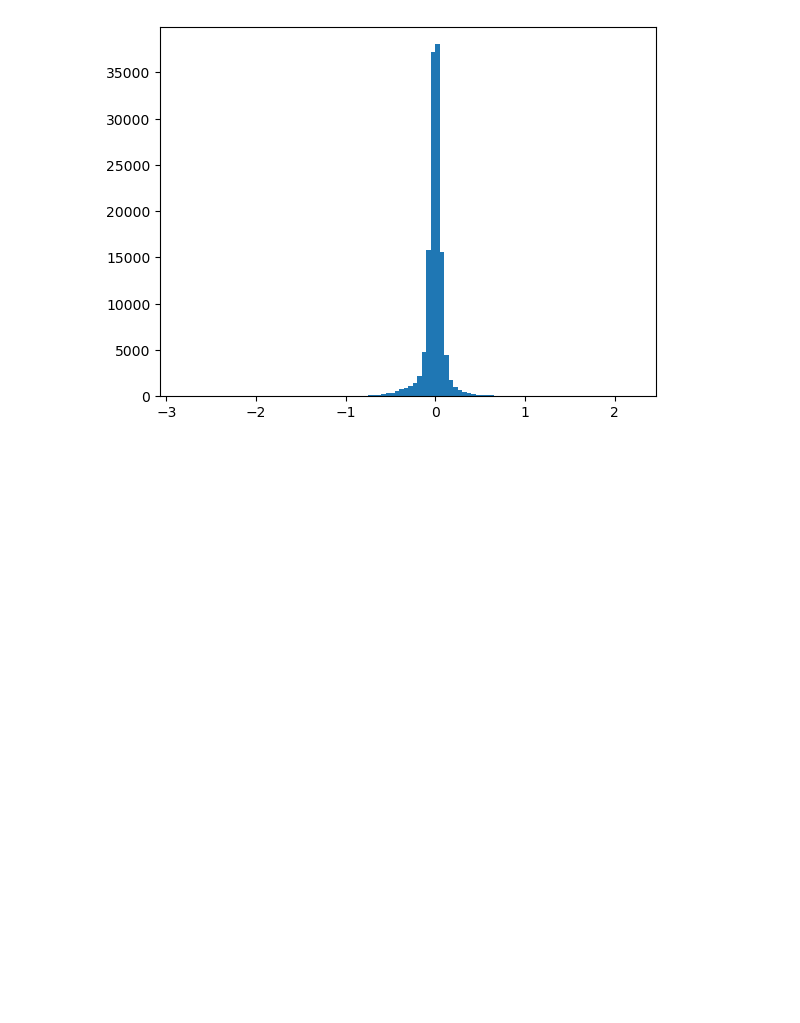
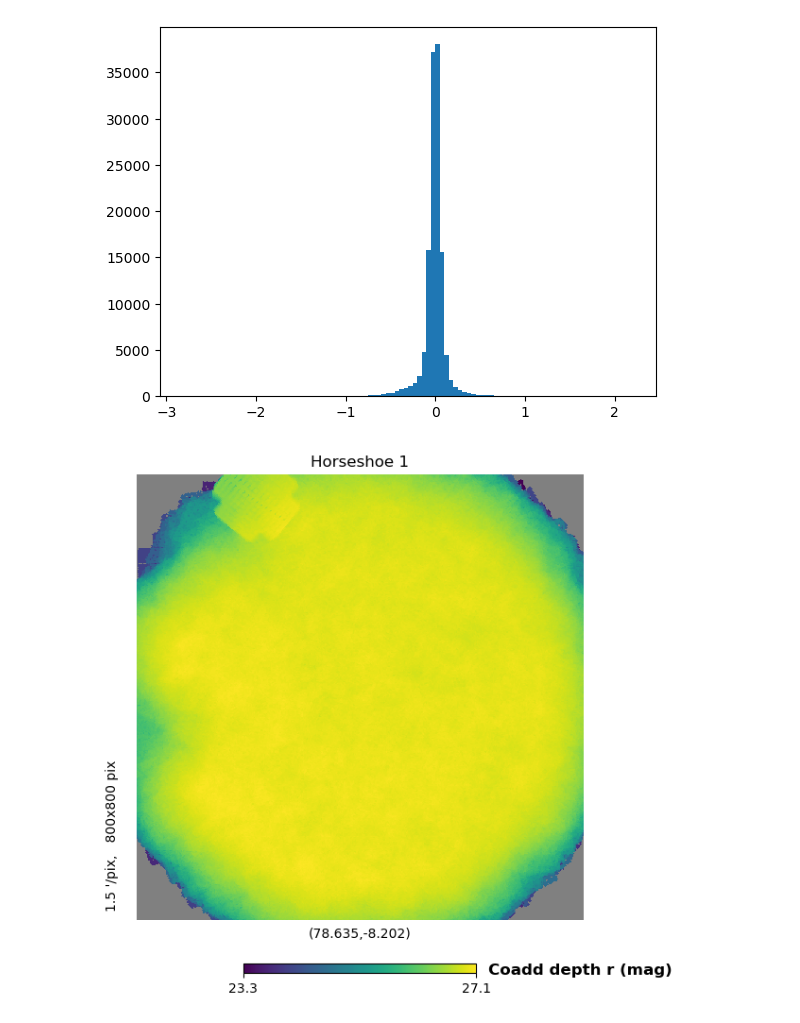
Before and after one commit to lsst-sims/sims_featureScheduler_runs5.3, a Jupyter notebook: technical/horseshoe/comp_near_bright.ipynb, the cells around one changed output. Cells and saved outputs as stored; diff of their text form; code cells hidden in the pictures; blank space fills up the shorter version.

```diff
--- a/technical/horseshoe/comp_near_bright.ipynb
+++ b/technical/horseshoe/comp_near_bright.ipynb
@@ -78,2 +84,6 @@ _temp = plt.hist(h_hp_a[0] -b_hp_arrays[0], bins=100)
 # %% [output]
 [figure]
+# %%
+hp.gnomview(h1_hp_a[0], rot=(ra,dec), title="Horseshoe 1", xsize=800, unit="Coadd depth r (mag)")
+# %% [output]
+[figure, added]
```
Also changed, not shown: parts of 11 cells of this notebook.
